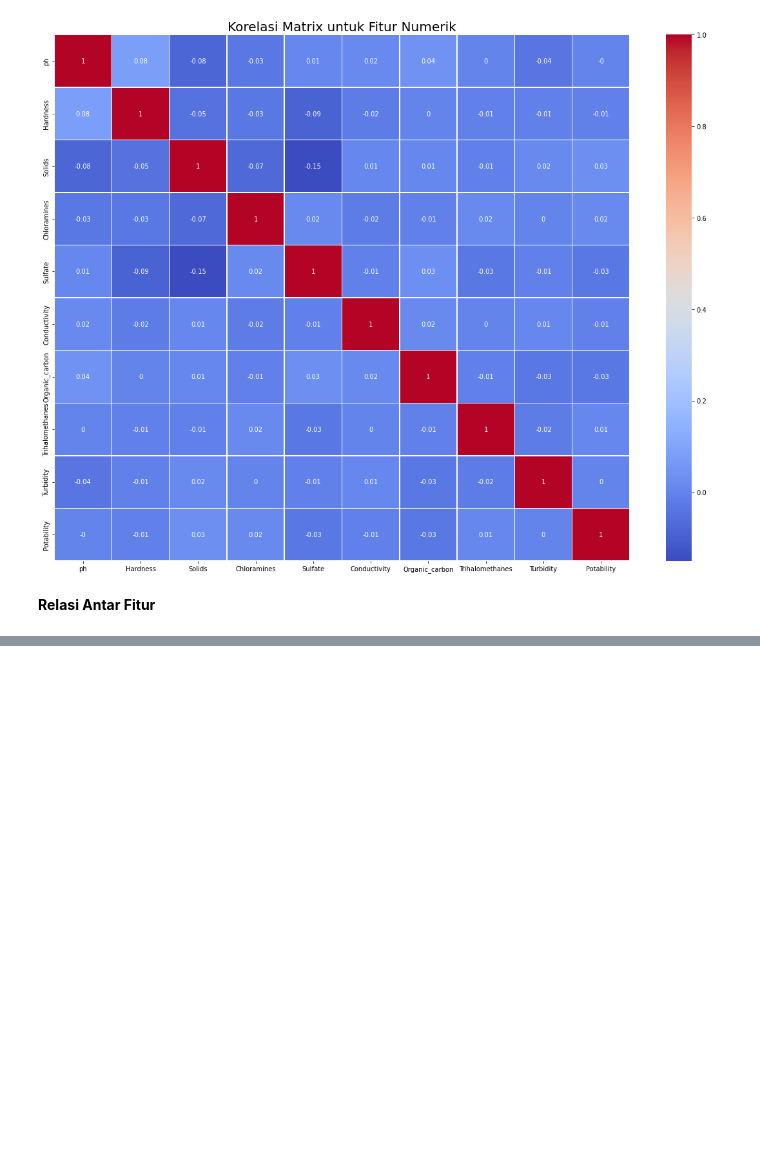
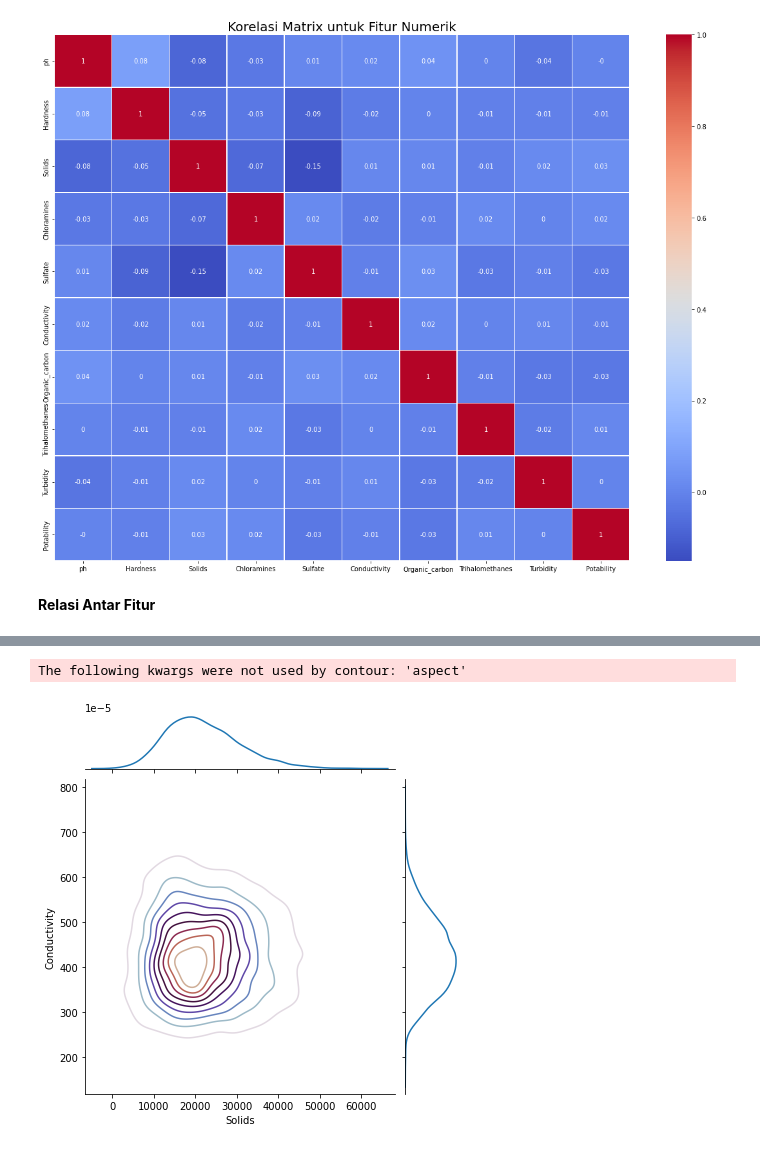
Before and after one commit to MuhamdIlyas/capstone, a Jupyter notebook: MachineLearning/Capstone.ipynb, the cells around one changed output, grey strips where cells are left out. Cells and saved outputs as stored; diff of their text form; code cells hidden in the pictures; blank space fills up the shorter version.

```diff
--- a/MachineLearning/Capstone.ipynb
+++ b/MachineLearning/Capstone.ipynb
@@ -378,0 +396,8 @@ ValueError: ignored
+# %%
+#Hubungan antara Solids dengan Conductivity
+x = sb.jointplot(data=kualitas_air, x='Solids', y='Conductivity', cmap = 'twilight',
+               kind='kde', height=6, aspect=.9)
+plt.show()
+# %% [output]
+The following kwargs were not used by contour: 'aspect'
+[figure, added]
```
Also changed, not shown: parts of 13 cells of this notebook.
